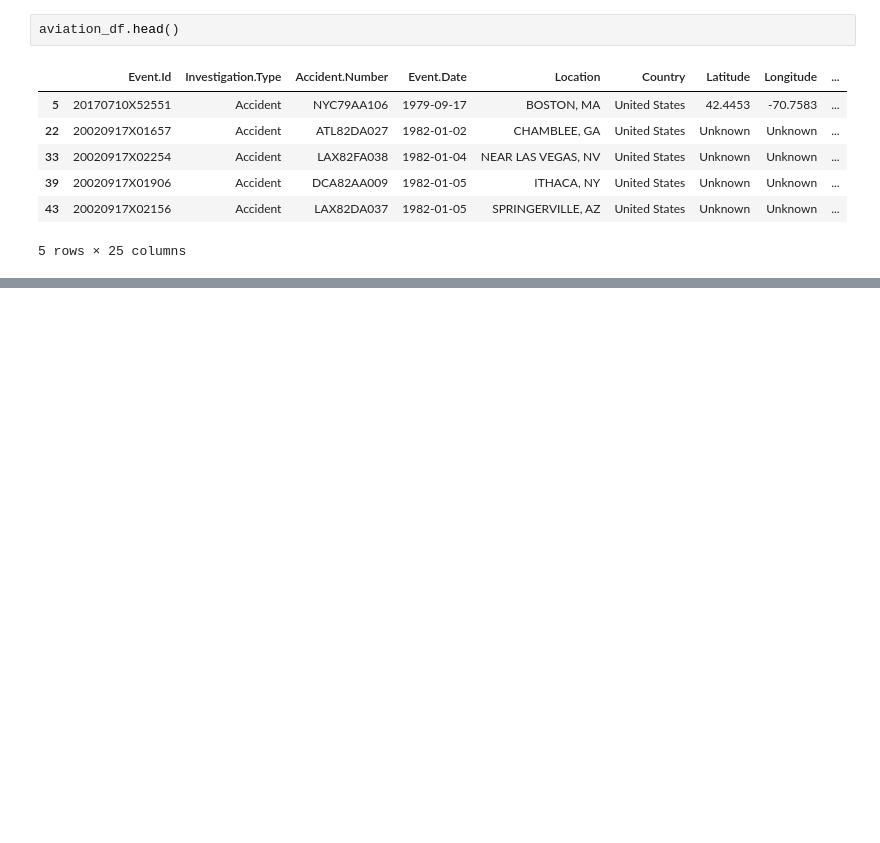
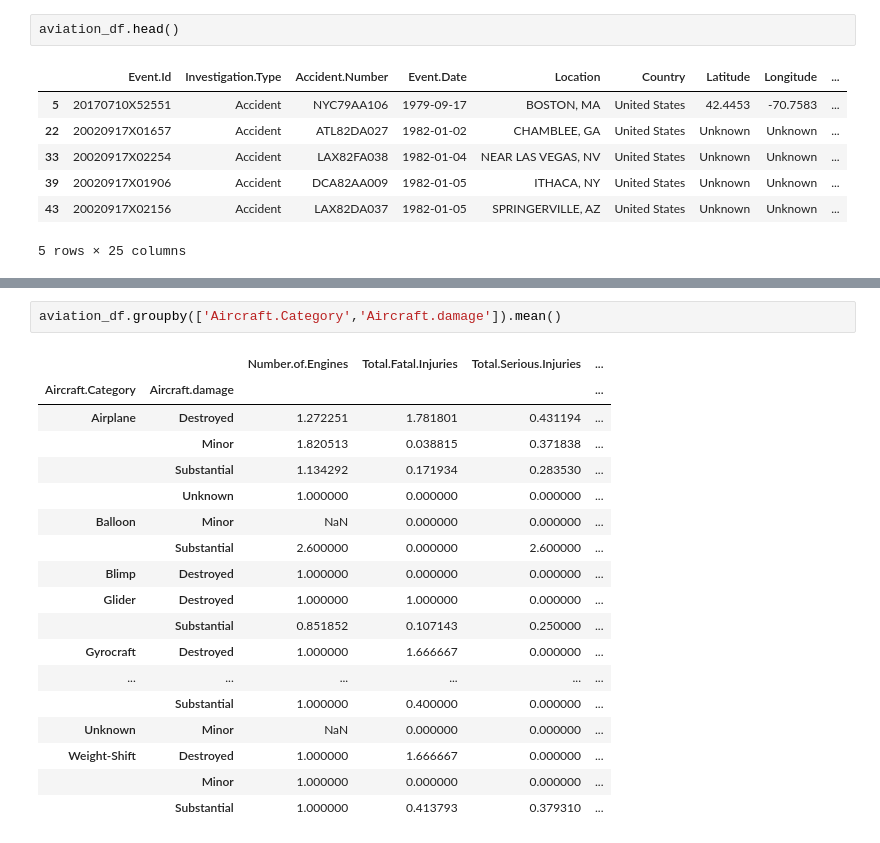
Before and after one commit to Ivet566/PHASE-1-PROJECT, a Jupyter notebook: Ivet Ph1.ipynb, the cells around one changed output, grey strips where cells are left out. Saved outputs shown, nothing was run; the diff lists cells and outputs as text; blank space fills up the shorter version.

```diff
--- a/Ivet Ph1.ipynb
+++ b/Ivet Ph1.ipynb
@@ -998,0 +1024,21 @@ aviation_df.head()
+# %%
+aviation_df.groupby(['Aircraft.Category','Aircraft.damage']).mean()
+# %% [output]
+|  |  | Number.of.Engines | Total.Fatal.Injuries | Total.Serious.Injuries | ... |
+| Aircraft.Category | Aircraft.damage |  |  |  | ... |
+| Airplane | Destroyed | 1.272251 | 1.781801 | 0.431194 | ... |
+|  | Minor | 1.820513 | 0.038815 | 0.371838 | ... |
+|  | Substantial | 1.134292 | 0.171934 | 0.283530 | ... |
+|  | Unknown | 1.000000 | 0.000000 | 0.000000 | ... |
+| Balloon | Minor | NaN | 0.000000 | 0.000000 | ... |
+|  | Substantial | 2.600000 | 0.000000 | 2.600000 | ... |
+| Blimp | Destroyed | 1.000000 | 0.000000 | 0.000000 | ... |
+| Glider | Destroyed | 1.000000 | 1.000000 | 0.000000 | ... |
+|  | Substantial | 0.851852 | 0.107143 | 0.250000 | ... |
+| Gyrocraft | Destroyed | 1.000000 | 1.666667 | 0.000000 | ... |
+| ... | ... | ... | ... | ... | ... |
+|  | Substantial | 1.000000 | 0.400000 | 0.000000 | ... |
+| Unknown | Minor | NaN | 0.000000 | 0.000000 | ... |
+| Weight-Shift | Destroyed | 1.000000 | 1.666667 | 0.000000 | ... |
+|  | Minor | 1.000000 | 0.000000 | 0.000000 | ... |
+|  | Substantial | 1.000000 | 0.413793 | 0.379310 | ... |
```
Also changed, not shown: parts of 58 cells of this notebook.
